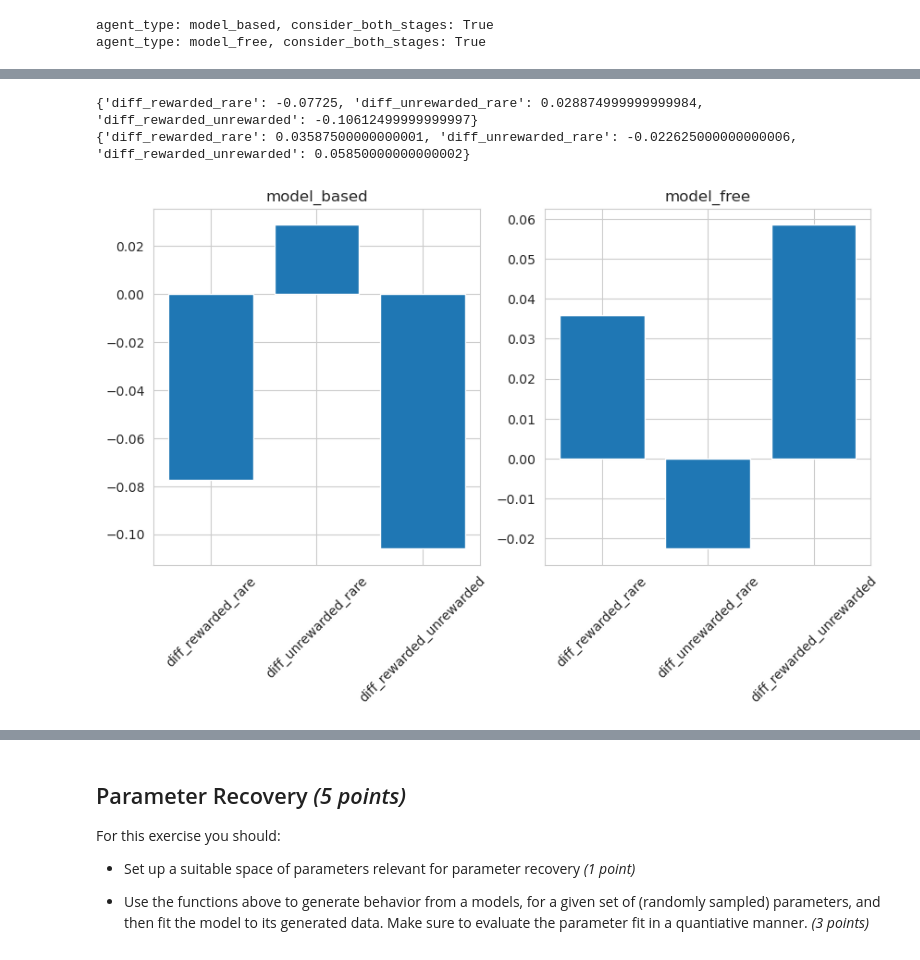
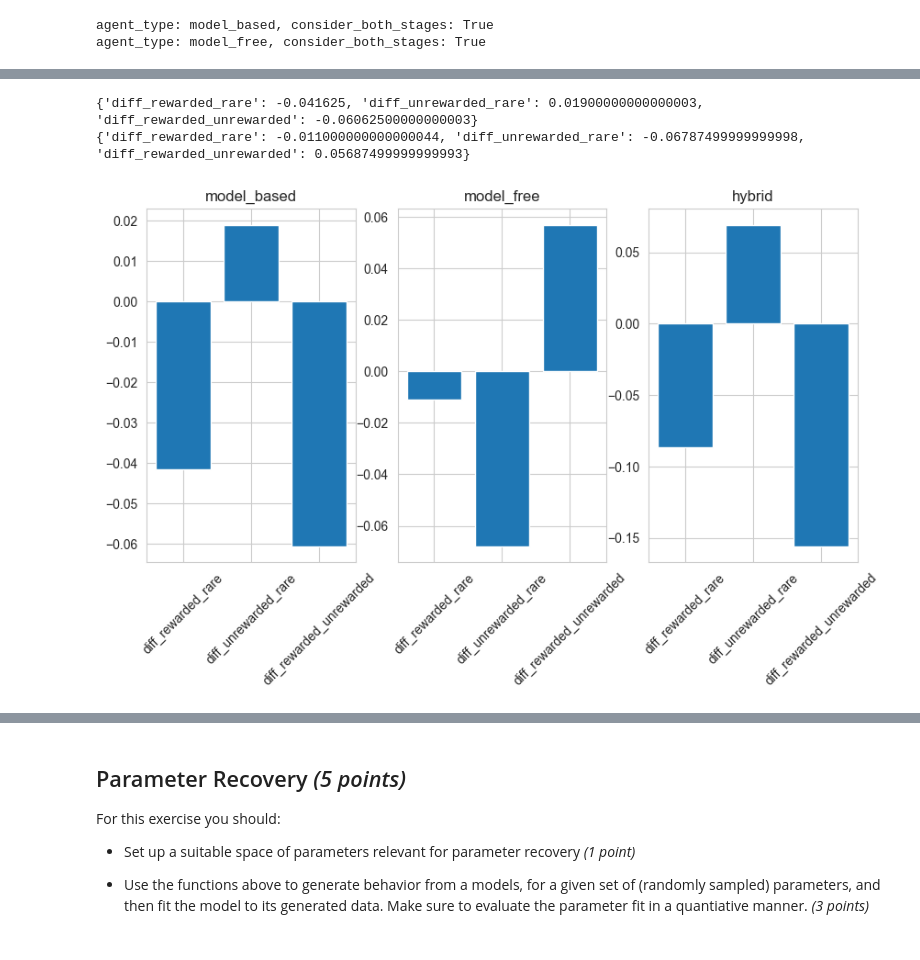
Before and after one commit to imtezcan/rl-twoStepTask, a Jupyter notebook: modeling_procedure.ipynb, the cells around one changed output, grey strips where cells are left out. Saved outputs shown, nothing was run; the diff lists cells and outputs as text; code cells hidden in the pictures.

```diff
--- a/modeling_procedure.ipynb
+++ b/modeling_procedure.ipynb
@@ -280,25 +331,31 @@ best_alpha_mf: 0.25, best_beta_mf: 4.0
 sample_size = 8
 sampled_data_mb = []
 sampled_data_mf = []
-randome_seeds = np.random.randint(sample_size**2, size=sample_size)
-for seed in randome_seeds:
+sampled_data_hybrid = []
+random_seeds = np.random.randint(sample_size ** 2, size=sample_size)
+for seed in random_seeds:
     print(f'seed: {seed}')
     # data_best_mb, agent_best = simulate(model_type, seed=seed, params=best_params)
     data_best_mb, _ = simulate('model_based', seed=seed, params=best_params_mb)
     data_best_mf, _  = simulate('model_free', seed=seed, params=best_params_mf)
+    data_best_hybrid, _  = simulate('hybrid', seed=seed, params=best_params_hybrid)
 
     # print some statistics
     print_simple_statistics(data_best_mb, title='model_based')
     print_simple_statistics(data_best_mf, title='model_free')
+    print_simple_statistics(data_best_hybrid, title='hybrid')
 
     # calculate and plot stay probability
     stay_probability_df_mb, _ = calculate_stay_probability(data_best_mb)
     stay_probability_df_mf, _ = calculate_stay_probability(data_best_mf)
+    stay_probability_df_hybrid, _ = calculate_stay_probability(data_best_hybrid)
     # add to the data
     sampled_data_mb.append(stay_probability_df_mb)
     sampled_data_mf.append(stay_probability_df_mf)
+    sampled_data_hybrid.append(stay_probability_df_hybrid)
     print('#'*50)
 
-plot_stay_probabilities(dfs=sampled_data_mb, labels=[f'{"model_based"} seed: {s}' for s in randome_seeds], max_plots_per_row=3)
-plot_stay_probabilities(dfs=sampled_data_mf, labels=[f'{"model_free"} seed: {s}' for s in randome_seeds], max_plots_per_row=3)
+plot_stay_probabilities(dfs=sampled_data_mb, labels=[f'{"model_based"} seed: {s}' for s in random_seeds], max_plots_per_row=3)
+plot_stay_probabilities(dfs=sampled_data_mf, labels=[f'{"model_free"} seed: {s}' for s in random_seeds], max_plots_per_row=3)
+plot_stay_probabilities(dfs=sampled_data_hybrid, labels=[f'{"hybrid"} seed: {s}' for s in random_seeds], max_plots_per_row=3)
 # %% [output]
@@ -357,7 +426,8 @@ plot_stay_probability(average_data_mf, title=f'Average {"model_free"} (n={sample
 # calculate the differences
 diffs_mb = []
 diffs_mf = []
-for stay_prob_mb, stay_prob_mf in zip(sampled_data_mb, sampled_data_mf):
+diffs_hybrid = []
+for stay_prob_mb, stay_prob_mf, stay_prob_hybrid in zip(sampled_data_mb, sampled_data_mf, sampled_data_hybrid):
     diff_mb = {}
     rewarded_common = stay_prob_mb.loc[(stay_prob_mb['Rewarded']==True) & (stay_prob_mb['Common']==True), 'Stay Probability'].values[0]
     rewarded_rare = stay_prob_mb.loc[(stay_prob_mb['Rewarded']==True) & (stay_prob_mb['Common']==False), 'Stay Probability'].values[0]
@@ -381,6 +451,18 @@ for stay_prob_mb, stay_prob_mf in zip(sampled_data_mb, sampled_data_mf):
     diff_mf['diff_unrewarded_rare'] = unrewarded_rare - unrewarded_common
     diff_mf['diff_rewarded_unrewarded'] = diff_mf['diff_rewarded_rare'] - diff_mf['diff_unrewarded_rare']
     diffs_mf.append(diff_mf)
+
+    diff_hybrid = {}
+    rewarded_common = stay_prob_hybrid.loc[(stay_prob_hybrid['Rewarded']==True) & (stay_prob_hybrid['Common']==True), 'Stay Probability'].values[0]
+    rewarded_rare = stay_prob_hybrid.loc[(stay_prob_hybrid['Rewarded']==True) & (stay_prob_hybrid['Common']==False), 'Stay Probability'].values[0]
+    unrewarded_common = stay_prob_hybrid.loc[(stay_prob_hybrid['Rewarded']==False) & (stay_prob_hybrid['Common']==True), 'Stay Probability'].values[0]
+    unrewarded_rare = stay_prob_hybrid.loc[(stay_prob_hybrid['Rewarded']==False) & (stay_prob_hybrid['Common']==False), 'Stay Probability'].values[0]
+    diff_hybrid['rewarded_common'] = rewarded_common
+    diff_hybrid['diff_rewarded_rare'] = rewarded_rare - rewarded_common
+    diff_hybrid['unrewarded_common'] = unrewarded_common
+    diff_hybrid['diff_unrewarded_rare'] = unrewarded_rare - unrewarded_common
+    diff_hybrid['diff_rewarded_unrewarded'] = diff_hybrid['diff_rewarded_rare'] - diff_hybrid['diff_unrewarded_rare']
+    diffs_hybrid.append(diff_hybrid)
 
 
 # take the mean of the differences
@@ -393,38 +475,43 @@ mean_diffs_mb['diff_rewarded_rare'] = np.mean([diff['diff_rewarded_rare'] for di
 # mean_diffs['diff_unrewarded_rare'] = mean_diffs['unrewarded_common'] + np.mean([diff['diff_unrewarded_rare'] for diff in diffs])
 mean_diffs_mb['diff_unrewarded_rare'] = np.mean([diff['diff_unrewarded_rare'] for diff in diffs_mb])
 mean_diffs_mb['diff_rewarded_unrewarded'] = np.mean([diff['diff_rewarded_unrewarded'] for diff in diffs_mb])
 print(mean_diffs_mb)
 
 mean_diffs_mf = {}
 # mean_diffs['rewarded_common'] = np.mean([diff['rewarded_common'] for diff in diffs])
 # mean_diffs['diff_rewarded_rare'] = mean_diffs['rewarded_common'] + np.mean([diff['diff_rewarded_rare'] for diff in diffs])
 mean_diffs_mf['diff_rewarded_rare'] = np.mean([diff['diff_rewarded_rare'] for diff in diffs_mf])
 
 # mean_diffs['unrewarded_common'] = np.mean([diff['unrewarded_common'] for diff in diffs])
 # mean_diffs['diff_unrewarded_rare'] = mean_diffs['unrewarded_common'] + np.mean([diff['diff_unrewarded_rare'] for diff in diffs])
 mean_diffs_mf['diff_unrewarded_rare'] = np.mean([diff['diff_unrewarded_rare'] for diff in diffs_mf])
 mean_diffs_mf['diff_rewarded_unrewarded'] = np.mean([diff['diff_rewarded_unrewarded'] for diff in diffs_mf])
 print(mean_diffs_mf)
 
-
+mean_diffs_hybrid = {}
+mean_diffs_hybrid['diff_rewarded_rare'] = np.mean([diff['diff_rewarded_rare'] for diff in diffs_hybrid])
+mean_diffs_hybrid['diff_unrewarded_rare'] = np.mean([diff['diff_unrewarded_rare'] for diff in diffs_hybrid])
+mean_diffs_hybrid['diff_rewarded_unrewarded'] = np.mean([diff['diff_rewarded_unrewarded'] for diff in diffs_hybrid])
 
 # plot the differences for both
 import matplotlib.pyplot as plt
-fig, ax = plt.subplots(1, 2, figsize=(10, 5))
+fig, ax = plt.subplots(1, 3, figsize=(10, 5))
 ax[0].bar(mean_diffs_mb.keys(), mean_diffs_mb.values())
 ax[0].set_title('model_based')
 ax[1].bar(mean_diffs_mf.keys(), mean_diffs_mf.values())
 ax[1].set_title('model_free')
+ax[2].bar(mean_diffs_hybrid.keys(), mean_diffs_hybrid.values())
+ax[2].set_title('hybrid')
 
 # rotate the ticks
 for a in ax:
     a.set_xticklabels(a.get_xticklabels(), rotation=45)
 
 plt.show()
 # %% [output]
-{'diff_rewarded_rare': -0.07725, 'diff_unrewarded_rare': 0.028874999999999984, 'diff_rewarded_unrewarded': -0.10612499999999997}
-{'diff_rewarded_rare': 0.03587500000000001, 'diff_unrewarded_rare': -0.022625000000000006, 'diff_rewarded_unrewarded': 0.05850000000000002}
+{'diff_rewarded_rare': -0.041625, 'diff_unrewarded_rare': 0.01900000000000003, 'diff_rewarded_unrewarded': -0.06062500000000003}
+{'diff_rewarded_rare': -0.011000000000000044, 'diff_unrewarded_rare': -0.06787499999999998, 'diff_rewarded_unrewarded': 0.05687499999999993}
-[figure, old version]
+[figure, new version]
 # %%
 from simulate import simulate
 from utils import calculate_running_step_probabilities, plot_running_step_probabilities, preprocess_human_data, calculate_stay_probability, plot_stay_probabilities
```
Also changed, not shown: parts of 14 cells of this notebook.
